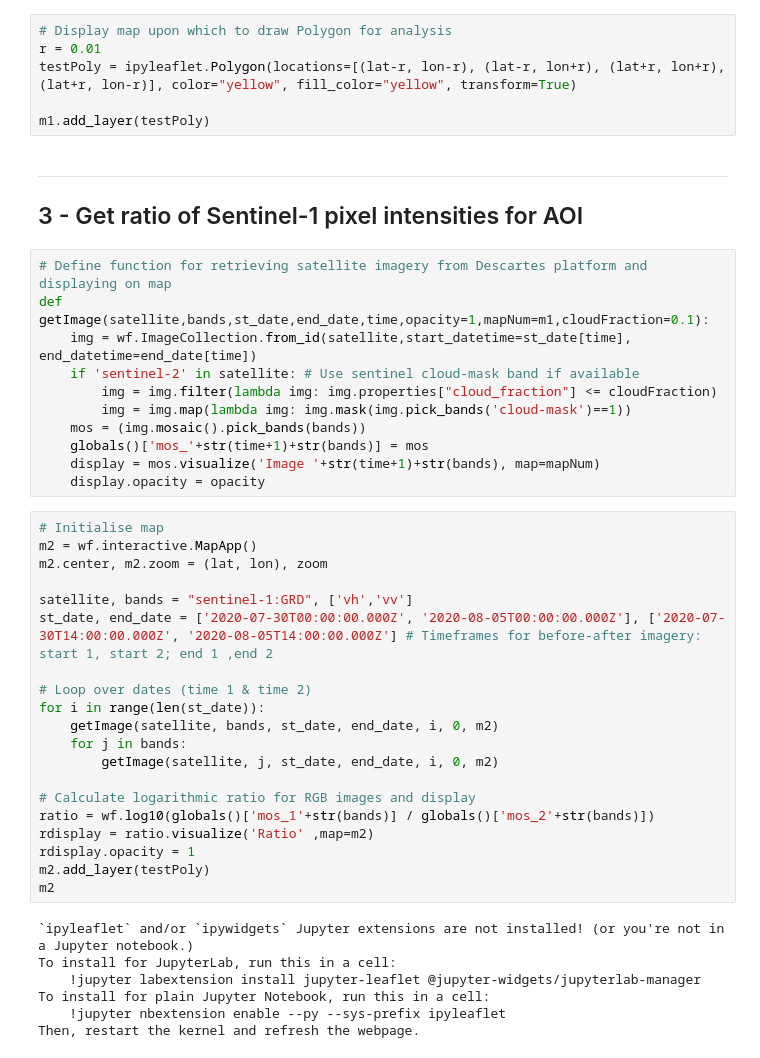
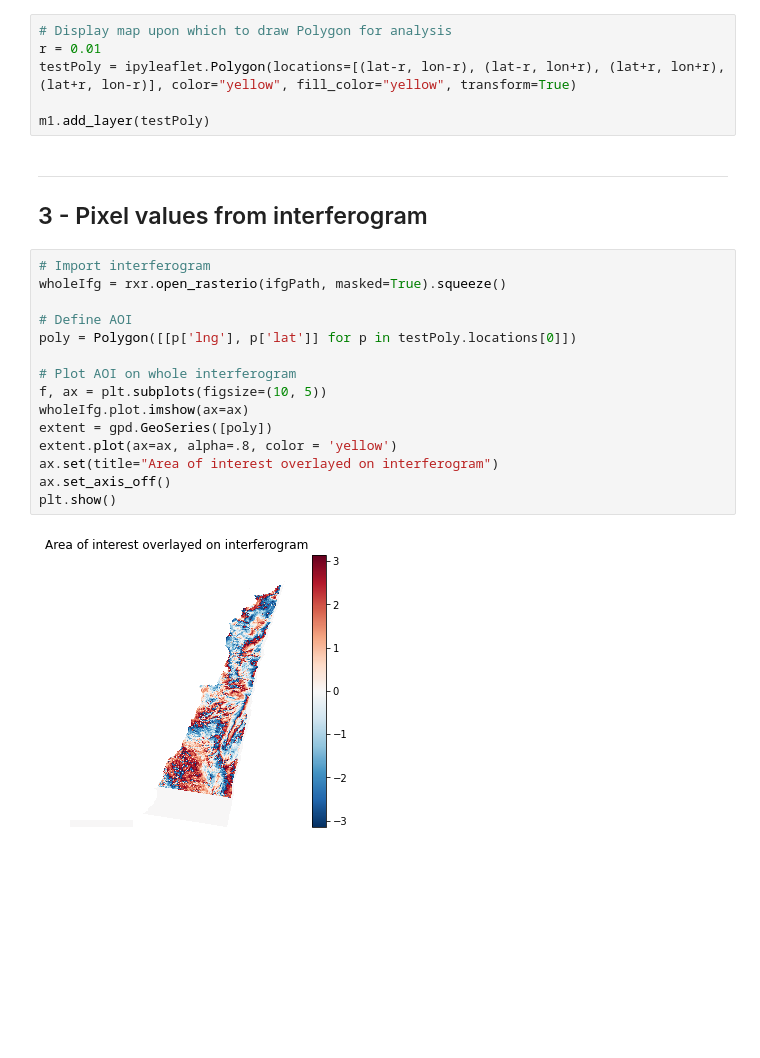
Before and after one commit to luke-scot/damage-assessment, a Jupyter notebook: beirut_netconf.ipynb, the cells around one changed output. Drawn from its saved outputs; the diff is of its cells as text; blank space fills up the shorter version.

Commit message:
Integrated interferogram data

```diff
--- a/beirut_netconf.ipynb
+++ b/beirut_netconf.ipynb
@@ -133,44 +149,23 @@ r = 0.01
 testPoly = ipyleaflet.Polygon(locations=[(lat-r, lon-r), (lat-r, lon+r), (lat+r, lon+r),(lat+r, lon-r)], color="yellow", fill_color="yellow", transform=True)
 
 m1.add_layer(testPoly)
-# %% [markdown]
-____________
-## 3 - Get ratio of Sentinel-1 pixel intensities for AOI
-# %%
-# Define function for retrieving satellite imagery from Descartes platform and displaying on map
-def getImage(satellite,bands,st_date,end_date,time,opacity=1,mapNum=m1,cloudFraction=0.1):
-    img = wf.ImageCollection.from_id(satellite,start_datetime=st_date[time], end_datetime=end_date[time])
-    if 'sentinel-2' in satellite: # Use sentinel cloud-mask band if available
-        img = img.filter(lambda img: img.properties["cloud_fraction"] <= cloudFraction)
-        img = img.map(lambda img: img.mask(img.pick_bands('cloud-mask')==1))
-    mos = (img.mosaic().pick_bands(bands))
-    globals()['mos_'+str(time+1)+str(bands)] = mos
-    display = mos.visualize('Image '+str(time+1)+str(bands), map=mapNum)
-    display.opacity = opacity
-# %%
-# Initialise map
-m2 = wf.interactive.MapApp()
-m2.center, m2.zoom = (lat, lon), zoom
-
-satellite, bands = "sentinel-1:GRD", ['vh','vv']
-st_date, end_date = ['2020-07-30T00:00:00.000Z', '2020-08-05T00:00:00.000Z'], ['2020-07-30T14:00:00.000Z', '2020-08-05T14:00:00.000Z'] # Timeframes for before-after imagery: start 1, start 2; end 1 ,end 2
-
-# Loop over dates (time 1 & time 2)
-for i in range(len(st_date)):
-    getImage(satellite, bands, st_date, end_date, i, 0, m2)
-    for j in bands:
-        getImage(satellite, j, st_date, end_date, i, 0, m2)
-
-# Calculate logarithmic ratio for RGB images and display
-ratio = wf.log10(globals()['mos_1'+str(bands)] / globals()['mos_2'+str(bands)])
-rdisplay = ratio.visualize('Ratio' ,map=m2)
-rdisplay.opacity = 1
-m2.add_layer(testPoly)
-m2
-# %% [output]
-`ipyleaflet` and/or `ipywidgets` Jupyter extensions are not installed! (or you're not in a Jupyter notebook.)
-To install for JupyterLab, run this in a cell:
-    !jupyter labextension install jupyter-leaflet @jupyter-widgets/jupyterlab-manager
-To install for plain Jupyter Notebook, run this in a cell:
-    !jupyter nbextension enable --py --sys-prefix ipyleaflet
-Then, restart the kernel and refresh the webpage.
+# %% [markdown]
+____________
+## 3 - Pixel values from interferogram
+# %%
+# Import interferogram
+wholeIfg = rxr.open_rasterio(ifgPath, masked=True).squeeze()
+
+# Define AOI
+poly = Polygon([[p['lng'], p['lat']] for p in testPoly.locations[0]])
+
+# Plot AOI on whole interferogram
+f, ax = plt.subplots(figsize=(10, 5))
+wholeIfg.plot.imshow(ax=ax)
+extent = gpd.GeoSeries([poly])
+extent.plot(ax=ax, alpha=.8, color = 'yellow')
+ax.set(title="Area of interest overlayed on interferogram")
+ax.set_axis_off()
+plt.show()
+# %% [output]
+[figure, added]
```
Also changed, not shown: parts of 22 cells of this notebook.
